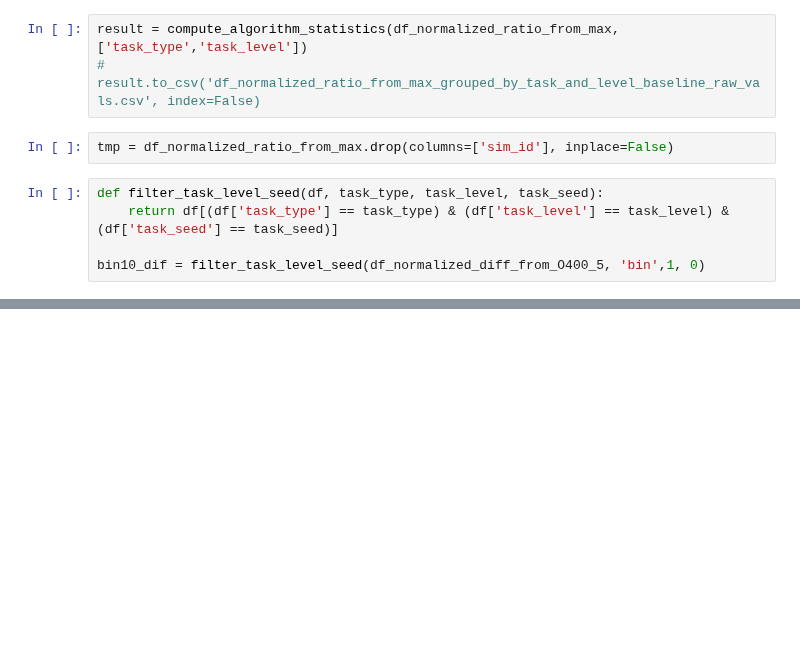
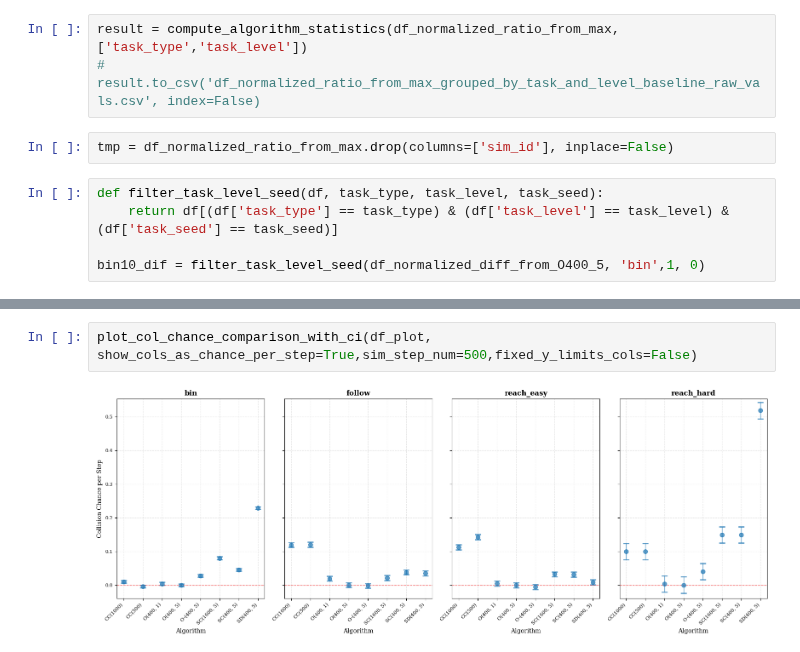
Before and after one commit to Dan7171/rl_for_curobo, a Jupyter notebook: projects_root/experiments/analysis_1409_from_csv.ipynb, the cells around one changed output, grey strips where cells are left out. Cells and saved outputs as stored; diff of their text form; blank space fills up the shorter version.

```diff
--- a/projects_root/experiments/analysis_1409_from_csv.ipynb
+++ b/projects_root/experiments/analysis_1409_from_csv.ipynb
@@ -291,0 +515,4 @@ bin50_ratio
+# %%
+plot_col_chance_comparison_with_ci(df_plot, show_cols_as_chance_per_step=True,sim_step_num=500,fixed_y_limits_cols=False)
+# %% [output]
+[figure, added]
```
Also changed, not shown: parts of 7 cells of this notebook, 1 other file.
